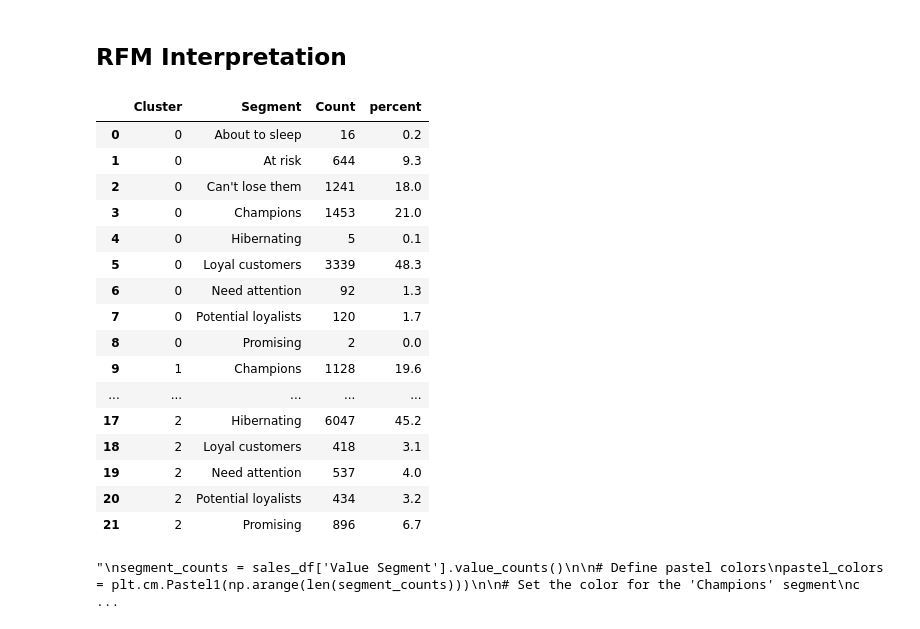
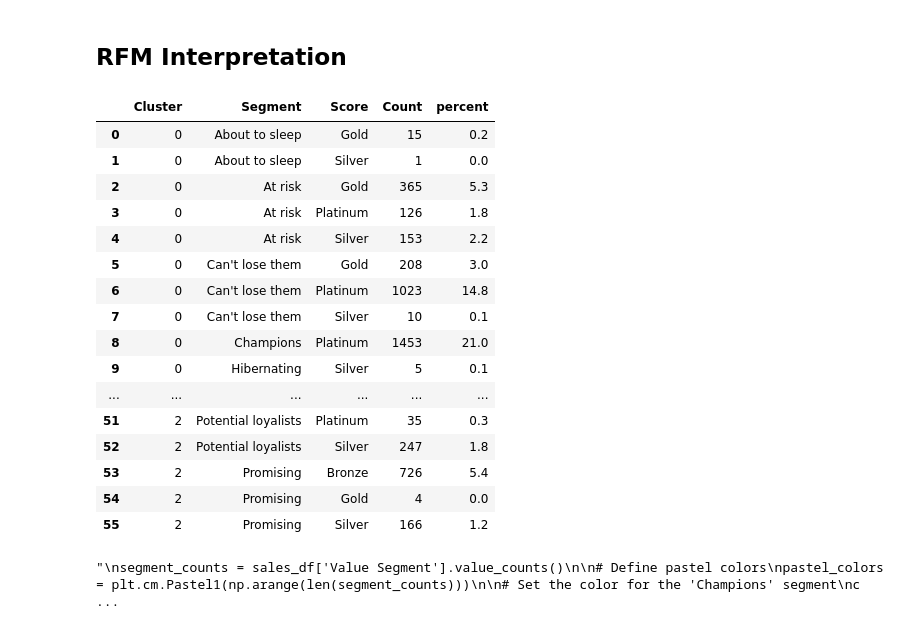
Before and after one commit to madhuqmar/rfm_recommendation_models, a Jupyter notebook: rfm_segmentation.ipynb, the cells around one changed output. Cells and saved outputs as stored; diff of their text form; code cells hidden in the pictures.

```diff
--- a/rfm_segmentation.ipynb
+++ b/rfm_segmentation.ipynb
@@ -579,0 +580,6 @@ sales_df.head()
+# %%
+sales_df.loc[:, "Cluster Segment"] = ""
+sales_df.loc[sales_df.loc[:, "Cluster"] == 2, "Cluster Segment"] = "At Risk Customers"
+sales_df.loc[sales_df.loc[:, "Cluster"] == 1, "Cluster Segment"] = "Lost/Churned Customers"
+sales_df.loc[sales_df.loc[:, "Cluster"] == 0, "Cluster Segment"] = "New Customers"
+sales_df.head()
@@ -1027,32 +1040,32 @@ fig.show()
 ## RFM Interpretation
 # %%
 # Aggregate data by each customer
-rfm1 = sales_df.groupby(['Cluster','Segment'],).agg({'ClientID': lambda x: len(x)}).reset_index()
+rfm1 = sales_df.groupby(['Cluster', 'Segment', 'Score']).agg({'ClientID': lambda x: len(x)}).reset_index()
 
 # Rename columns
 rfm1.rename(columns={'ClientID': 'Count'}, inplace=True)
 rfm1['percent'] = (rfm1['Count'] / rfm1.groupby('Cluster')['Count'].transform('sum')) * 100
 rfm1['percent'] = rfm1['percent'].round(1)
 
 rfm1
 # %% [output]
-|  | Cluster | Segment | Count | percent |
-| 0 | 0 | About to sleep | 16 | 0.2 |
-| 1 | 0 | At risk | 644 | 9.3 |
-| 2 | 0 | Can't lose them | 1241 | 18.0 |
-| 3 | 0 | Champions | 1453 | 21.0 |
-| 4 | 0 | Hibernating | 5 | 0.1 |
-| 5 | 0 | Loyal customers | 3339 | 48.3 |
-| 6 | 0 | Need attention | 92 | 1.3 |
-| 7 | 0 | Potential loyalists | 120 | 1.7 |
-| 8 | 0 | Promising | 2 | 0.0 |
-| 9 | 1 | Champions | 1128 | 19.6 |
-| ... | ... | ... | ... | ... |
-| 17 | 2 | Hibernating | 6047 | 45.2 |
-| 18 | 2 | Loyal customers | 418 | 3.1 |
-| 19 | 2 | Need attention | 537 | 4.0 |
-| 20 | 2 | Potential loyalists | 434 | 3.2 |
-| 21 | 2 | Promising | 896 | 6.7 |
+|  | Cluster | Segment | Score | Count | percent |
+| 0 | 0 | About to sleep | Gold | 15 | 0.2 |
+| 1 | 0 | About to sleep | Silver | 1 | 0.0 |
+| 2 | 0 | At risk | Gold | 365 | 5.3 |
+| 3 | 0 | At risk | Platinum | 126 | 1.8 |
+| 4 | 0 | At risk | Silver | 153 | 2.2 |
+| 5 | 0 | Can't lose them | Gold | 208 | 3.0 |
+| 6 | 0 | Can't lose them | Platinum | 1023 | 14.8 |
+| 7 | 0 | Can't lose them | Silver | 10 | 0.1 |
+| 8 | 0 | Champions | Platinum | 1453 | 21.0 |
+| 9 | 0 | Hibernating | Silver | 5 | 0.1 |
+| ... | ... | ... | ... | ... | ... |
+| 51 | 2 | Potential loyalists | Platinum | 35 | 0.3 |
+| 52 | 2 | Potential loyalists | Silver | 247 | 1.8 |
+| 53 | 2 | Promising | Bronze | 726 | 5.4 |
+| 54 | 2 | Promising | Gold | 4 | 0.0 |
+| 55 | 2 | Promising | Silver | 166 | 1.2 |
 # %%
 #sales_df['RecencyScore'] = pd.qcut (sales_df['Recency'], q = 5, labels = ['5', '4', '3', '2', '1'])
 #sales_df['FrequencyScore'] = pd.qcut (sales_df['Frequency'], q = 5, labels = ['1', '2', '3', '4', '5'])
```
Also changed, not shown: parts of 3 cells of this notebook, 2 other files.
